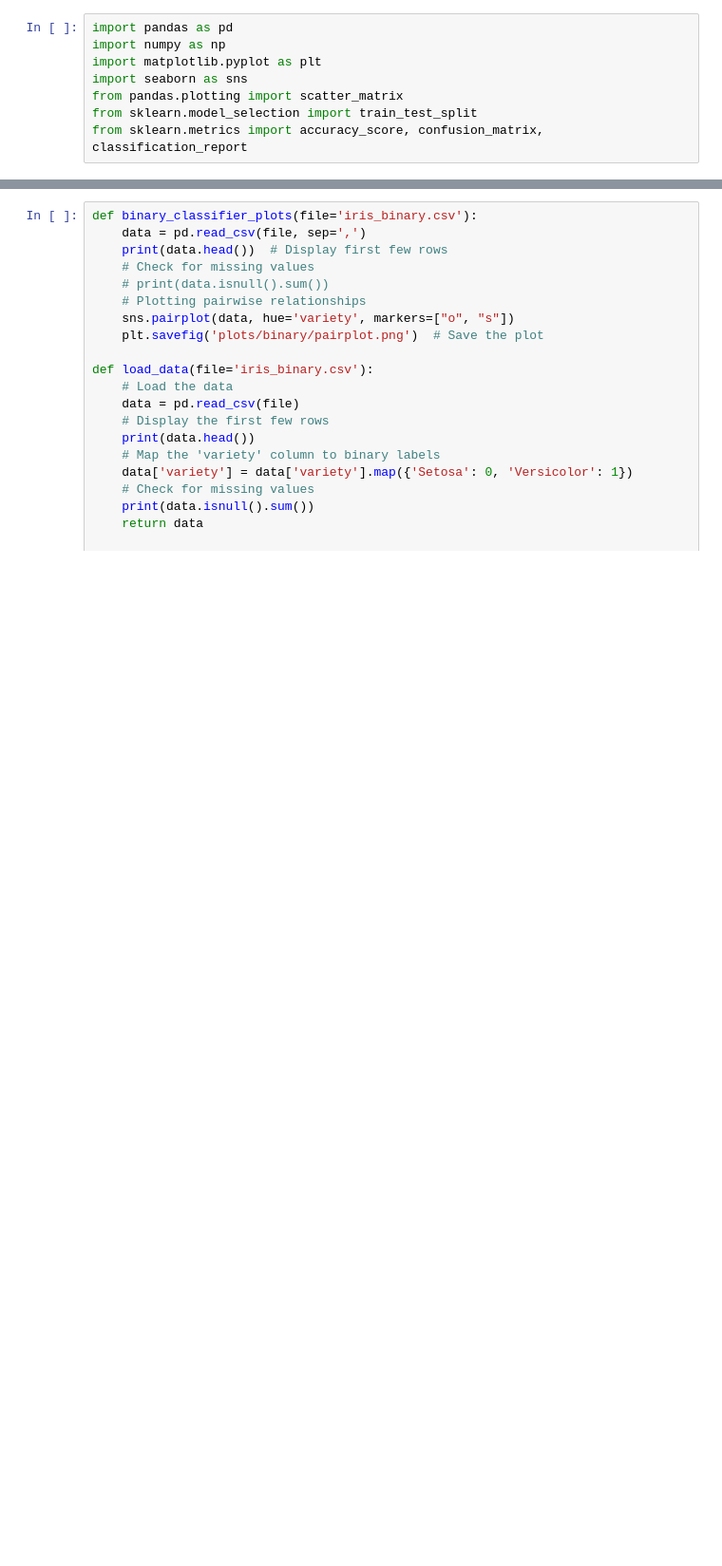
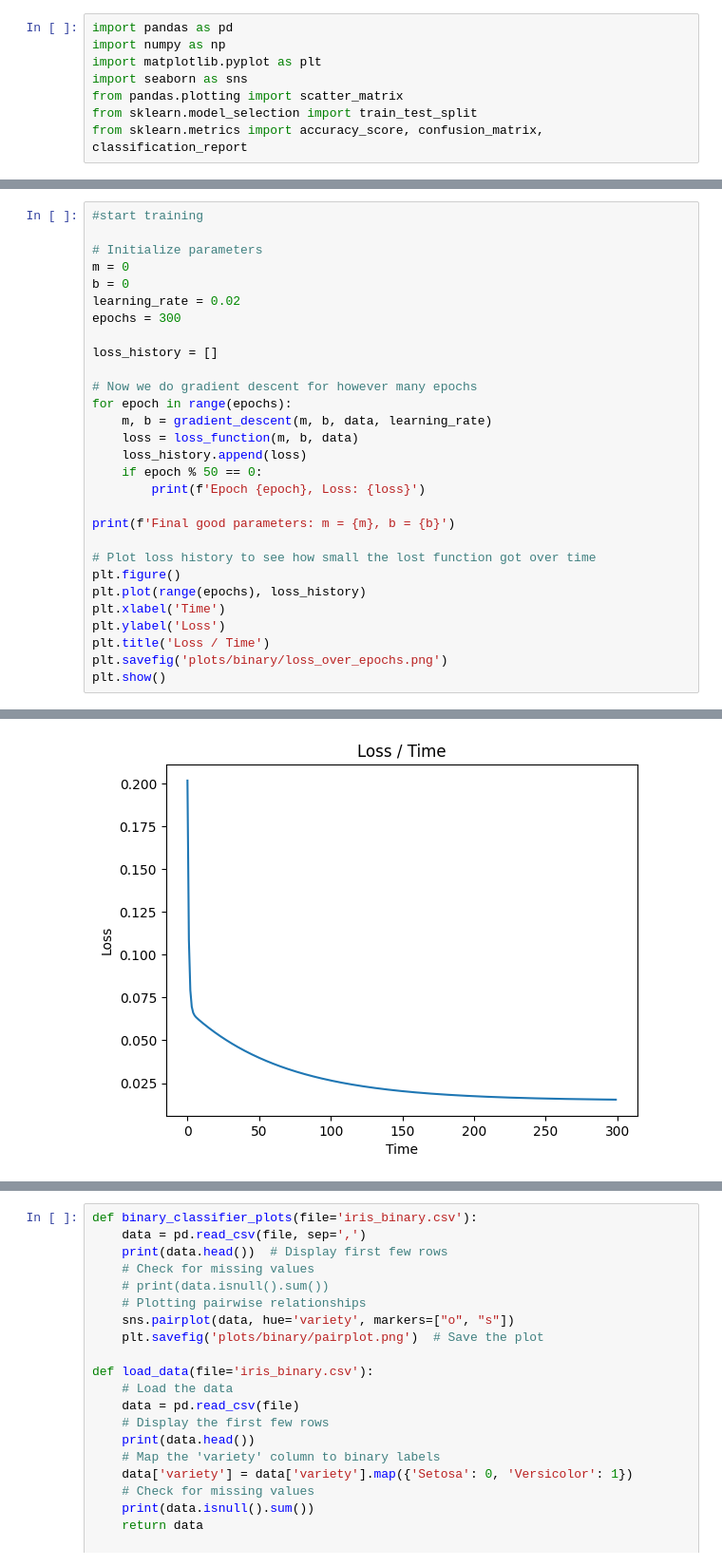
Before and after one commit to RizPur/MALIS-Project, a Jupyter notebook: project1.ipynb, the cells around one changed output, grey strips where cells are left out. Shown at 95% size. Saved outputs shown, nothing was run; the diff lists cells and outputs as text; blank space fills up the shorter version.

```diff
--- a/project1.ipynb
+++ b/project1.ipynb
@@ -8,0 +60,30 @@ from sklearn.metrics import accuracy_score, confusion_matrix, classification_rep
+# %%
+#start training
+
+# Initialize parameters
+m = 0
+b = 0
+learning_rate = 0.02
+epochs = 300
+
+loss_history = []
+
+# Now we do gradient descent for however many epochs
+for epoch in range(epochs):
+    m, b = gradient_descent(m, b, data, learning_rate)
+    loss = loss_function(m, b, data)
+    loss_history.append(loss)
+    if epoch % 50 == 0:
+        print(f'Epoch {epoch}, Loss: {loss}')
+
+print(f'Final good parameters: m = {m}, b = {b}')
+
+# Plot loss history to see how small the lost function got over time
+plt.figure()
+plt.plot(range(epochs), loss_history)
+plt.xlabel('Time')
+plt.ylabel('Loss')
+plt.title('Loss / Time')
+plt.savefig('plots/binary/loss_over_epochs.png')
+plt.show()
+# %% [output]
@@ -8,0 +97 @@ from sklearn.metrics import accuracy_score, confusion_matrix, classification_rep
+[figure, added]
```
Also changed, not shown: parts of 9 cells of this notebook.
